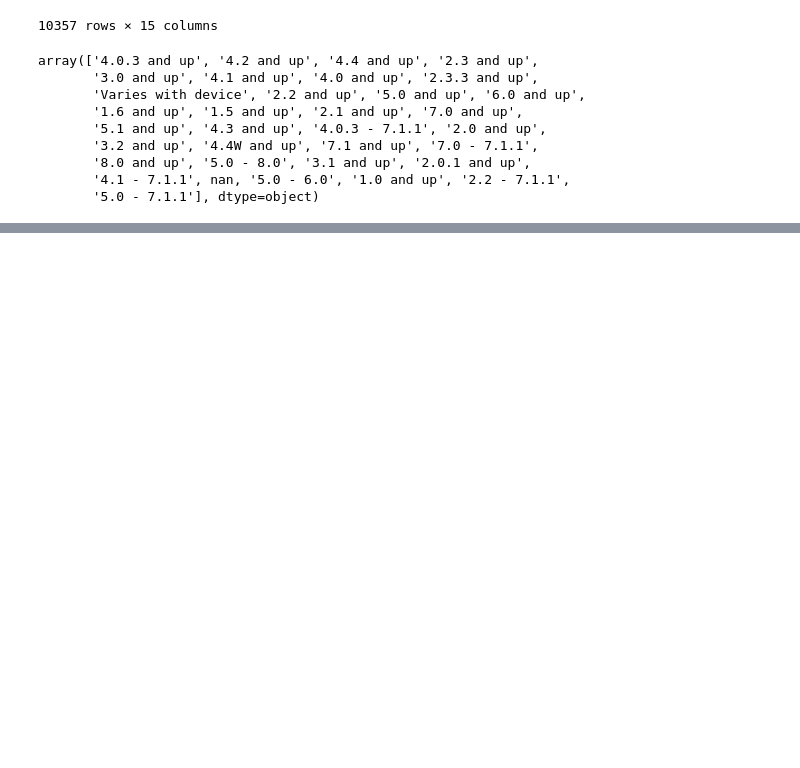
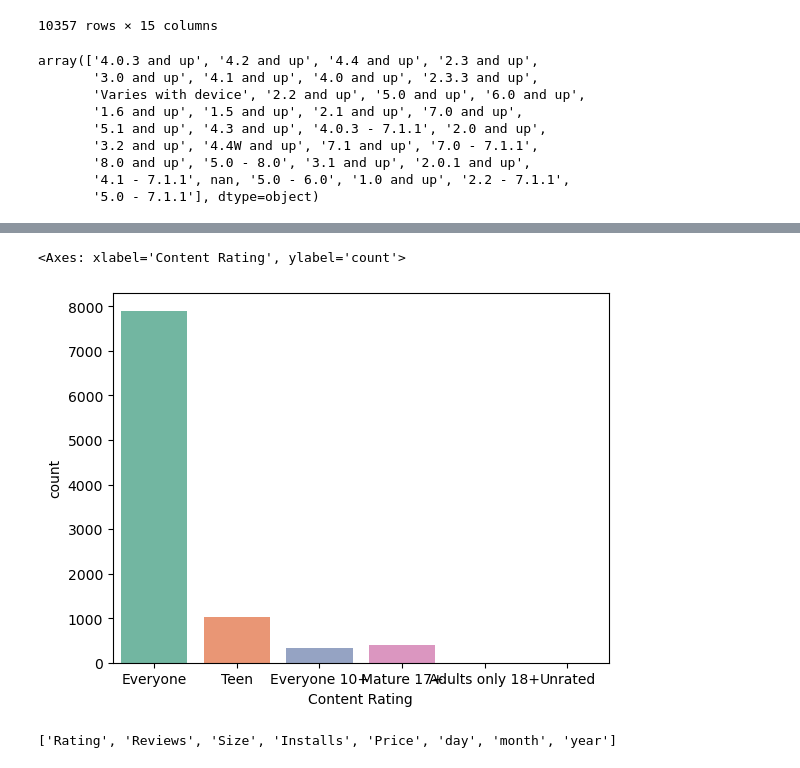
Before and after one commit to ramkumawat02/Data-Science-Projects-, a Jupyter notebook: Machine Learning Projects/EDA/01_EDA_Google_Play.ipynb, the cells around one changed output, grey strips where cells are left out. Cells and saved outputs as stored; diff of their text form; code cells hidden in the pictures; blank space fills up the shorter version.

```diff
--- a/Machine Learning Projects/EDA/01_EDA_Google_Play.ipynb
+++ b/Machine Learning Projects/EDA/01_EDA_Google_Play.ipynb
@@ -658,0 +890,11 @@ array(['4.0.3 ', '4.2 ', '4.4 ', '2.3 ', '3.0 ', '4.1 ', '4.0 ', '2.3.3 ',
+# %%
+# now plot for content rating
+sns.countplot(x=df_copy["Content Rating"], palette="Set2") # to make a count plot of the column 'Content Rating', it will show the count of each unique value in the column 'Content Rating' in the form of a bar plot.
+# %% [output]
+<Axes: xlabel='Content Rating', ylabel='count'>
+[figure, added]
+# %%
+# lets move to numerical features analysis
+numerical_features
+# %% [output]
+['Rating', 'Reviews', 'Size', 'Installs', 'Price', 'day', 'month', 'year']
```
Also changed, not shown: parts of 59 cells of this notebook.
